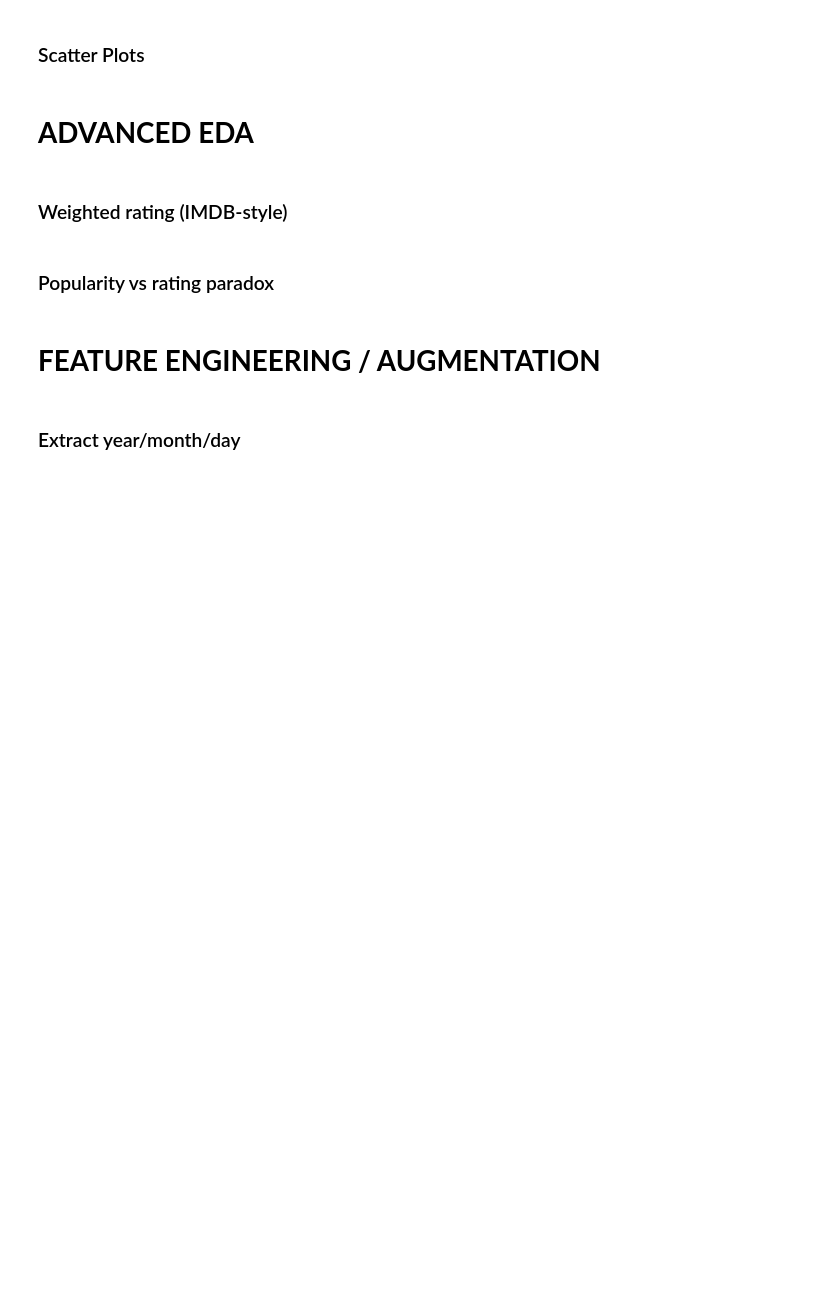
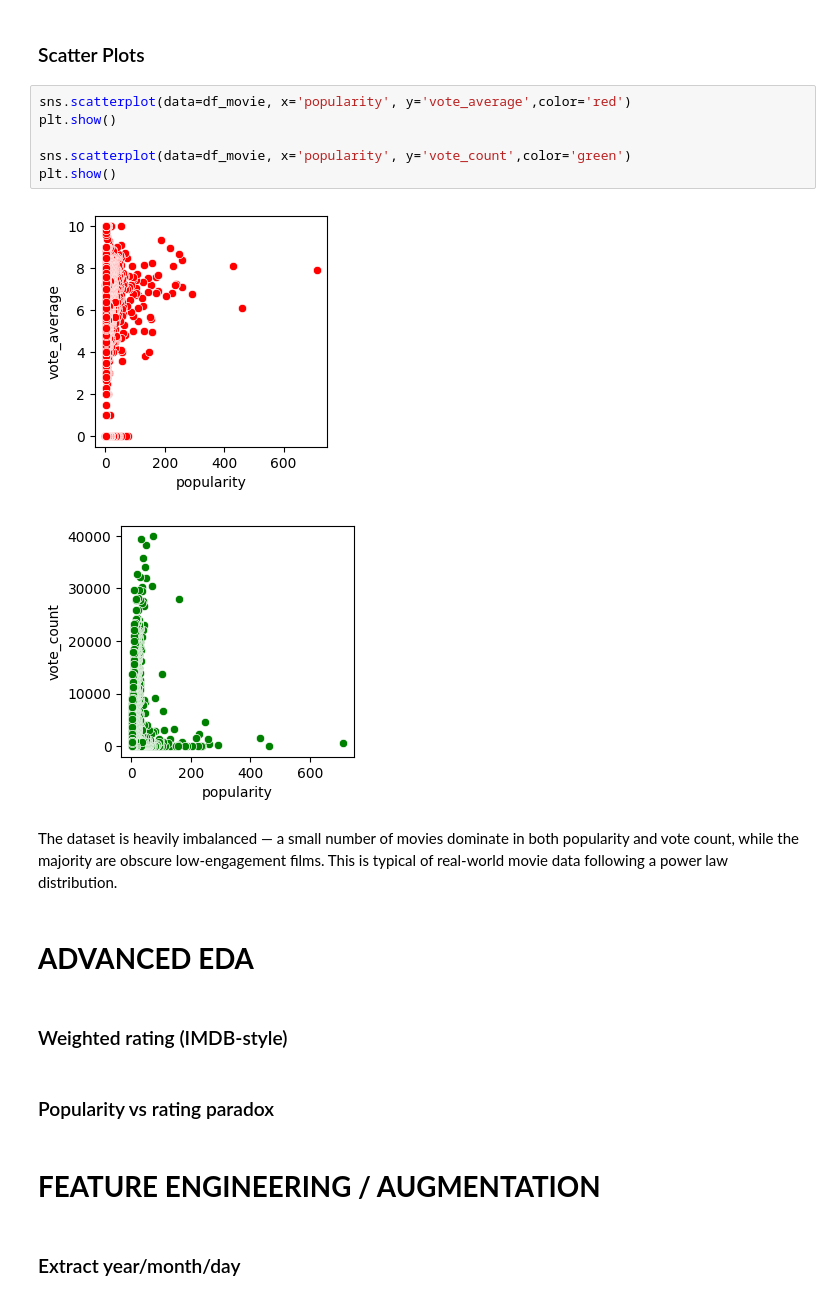
Before and after one commit to iqraghori/TMDB-API-Movie-Data-Analysis, a Jupyter notebook: the_movie_database_api.ipynb, the cells around one changed output. Saved outputs shown, nothing was run; the diff lists cells and outputs as text; blank space fills up the shorter version.

```diff
--- a/the_movie_database_api.ipynb
+++ b/the_movie_database_api.ipynb
@@ -117,5 +154,16 @@ dtype: int64
 # %% [markdown]
 ### Scatter Plots
+# %%
+sns.scatterplot(data=df_movie, x='popularity', y='vote_average',color='red')
+plt.show()
+
+sns.scatterplot(data=df_movie, x='popularity', y='vote_count',color='green')
+plt.show()
+# %% [output]
+[figure, added]
+[figure, added]
+# %% [markdown]
+The dataset is heavily imbalanced — a small number of movies dominate in both popularity and vote count, while the majority are obscure low-engagement films. This is typical of real-world movie data following a power law distribution.
 # %% [markdown]
 # **ADVANCED EDA**
 # %% [markdown]
```
Also changed, not shown: parts of 8 cells of this notebook.
